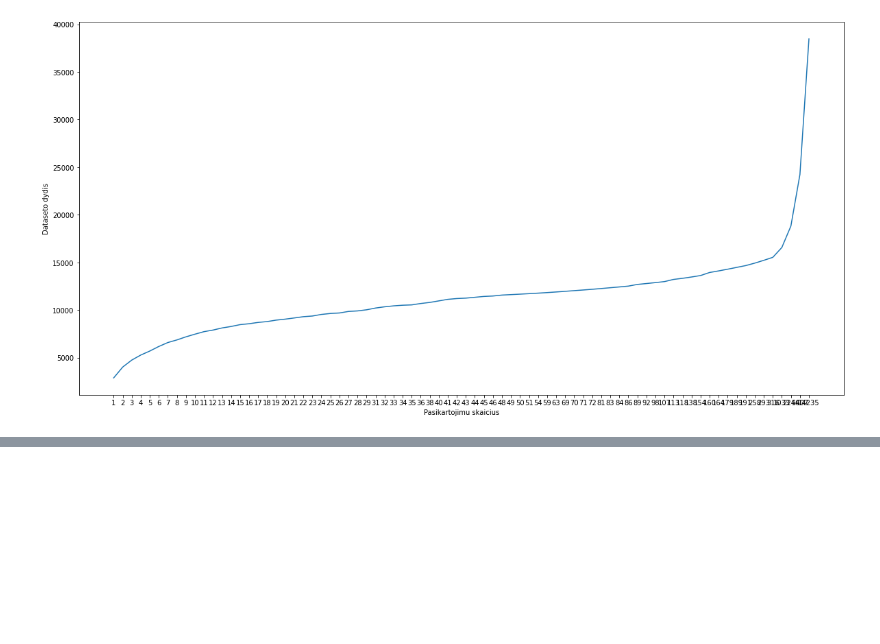
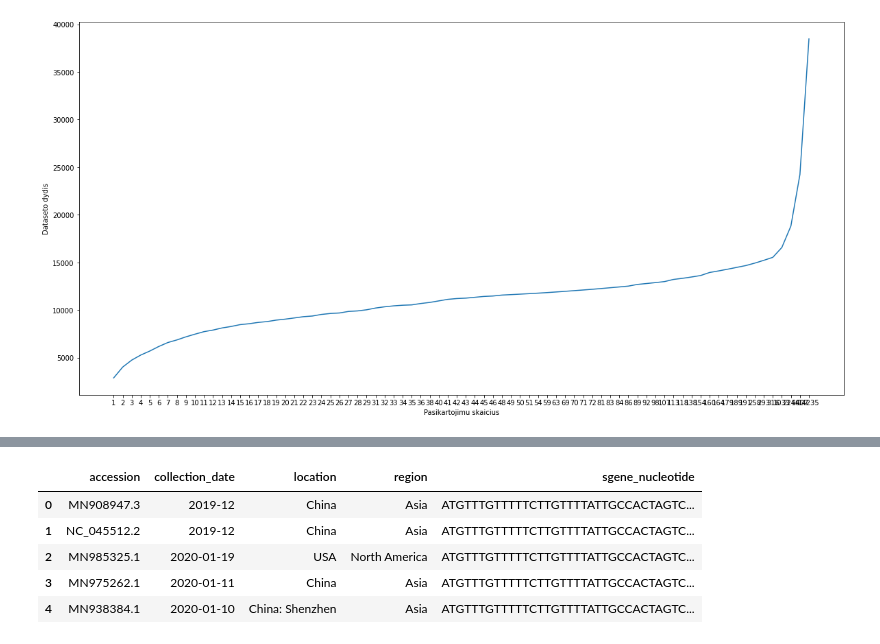
Before and after one commit to Covid-genetikai/datasets, a Jupyter notebook: ncbi/0-ncbi-eda.ipynb, the cells around one changed output, grey strips where cells are left out. Saved outputs shown, nothing was run; the diff lists cells and outputs as text; code cells hidden in the pictures; blank space fills up the shorter version.

```diff
--- a/ncbi/0-ncbi-eda.ipynb
+++ b/ncbi/0-ncbi-eda.ipynb
@@ -139,0 +158,9 @@ plt.show()
+# %%
+df_profiling.head()
+# %% [output]
+|  | accession | collection_date | location | region | sgene_nucleotide |
+| 0 | MN908947.3 | 2019-12 | China | Asia | ATGTTTGTTTTTCTTGTTTTATTGCCACTAGTC... |
+| 1 | NC_045512.2 | 2019-12 | China | Asia | ATGTTTGTTTTTCTTGTTTTATTGCCACTAGTC... |
+| 2 | MN985325.1 | 2020-01-19 | USA | North America | ATGTTTGTTTTTCTTGTTTTATTGCCACTAGTC... |
+| 3 | MN975262.1 | 2020-01-11 | China | Asia | ATGTTTGTTTTTCTTGTTTTATTGCCACTAGTC... |
+| 4 | MN938384.1 | 2020-01-10 | China: Shenzhen | Asia | ATGTTTGTTTTTCTTGTTTTATTGCCACTAGTC... |
```
Also changed, not shown: parts of 7 cells of this notebook, 1 other file.
